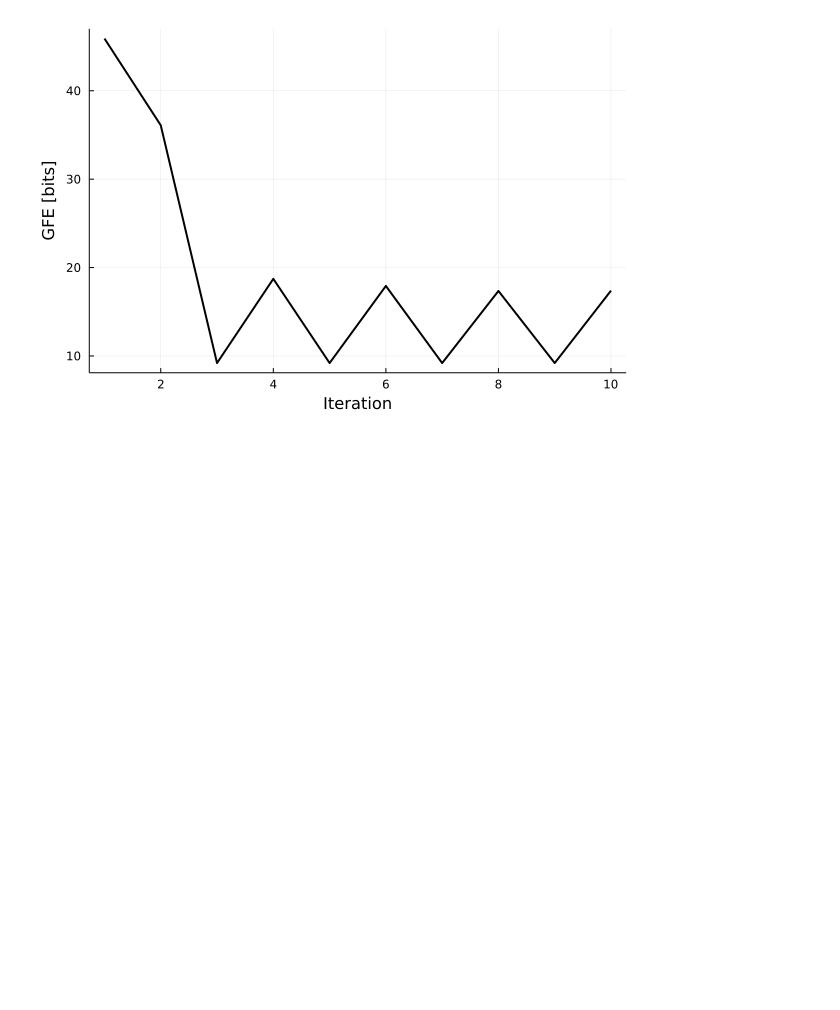
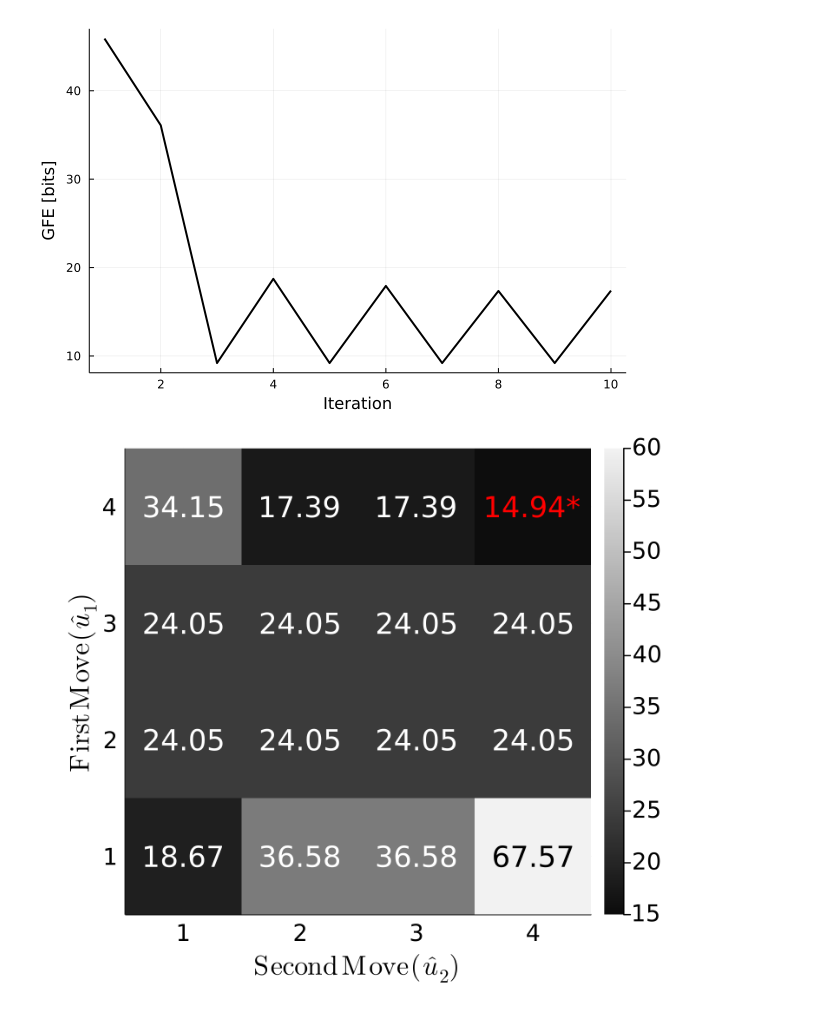
Before and after one commit to biaslab/LAIF, a Jupyter notebook: src/FLSimulations/T-maze_planning_MF.ipynb, the cells around one changed output. Saved outputs shown, nothing was run; the diff lists cells and outputs as text; code cells hidden in the pictures; blank space fills up the shorter version.

```diff
--- a/src/FLSimulations/T-maze_planning_MF.ipynb
+++ b/src/FLSimulations/T-maze_planning_MF.ipynb
@@ -88,3 +88,10 @@ G = G./log(2) # Convert to bits
 plot(1:n_its, G, color=:black, grid=true, linewidth=2, legend=false, xlabel="Iteration", ylabel="GFE [bits]")
 # %% [output]
 [figure]
+# %%
+# GFE for all policies
+GFE = evaluatePoliciesMF(A, B, C, D)
+plotResults(GFE, clim=(15.0,60.0), dpi=300, highlight=minimum)
+#savefig("figures/GFE_c_$(c)_a_$(α).png")
+# %% [output]
+[figure, added]
```
Also changed, not shown: 5 other files.
